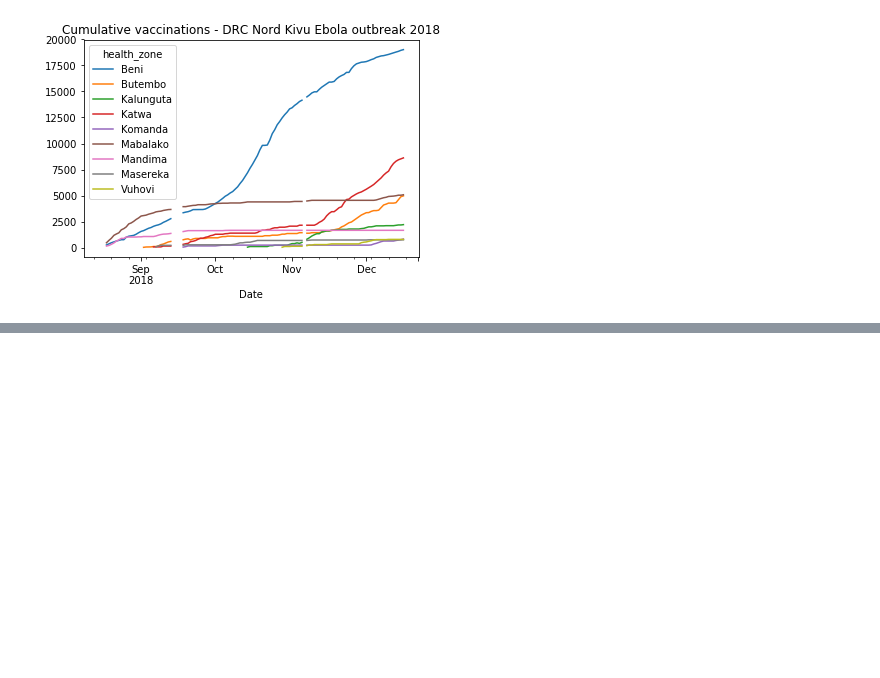
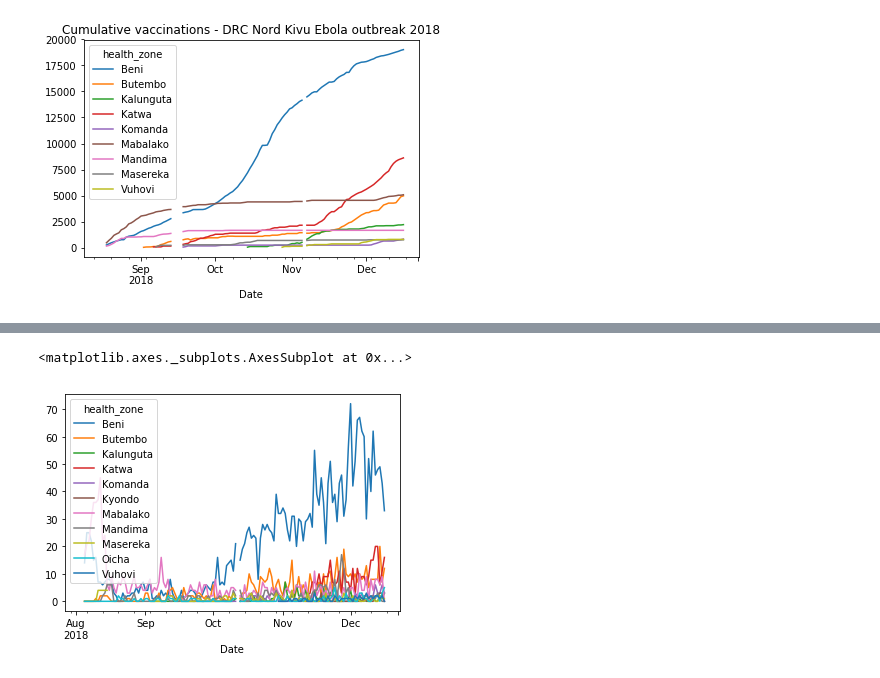
Before and after one commit to NSSAC/DRC_Ebola_2018, a Jupyter notebook: notebooks/DRC_NK_EVD_mapping.ipynb, the cells around one changed output, grey strips where cells are left out. Saved outputs shown, nothing was run; the diff lists cells and outputs as text; code cells hidden in the pictures; blank space fills up the shorter version.

```diff
--- a/notebooks/DRC_NK_EVD_mapping.ipynb
+++ b/notebooks/DRC_NK_EVD_mapping.ipynb
@@ -31,0 +39,5 @@ plt.savefig('../plots/DRC_NK_EVD_vax.png',dpi=100,bbox_inches='tight')
+# %%
+evd_df[(evd_df.health_zone.isin(active_hz))&(evd_df.health_zone!='all')].pivot(index='Date',columns='health_zone',values='total_s').plot()
+# %% [output]
+<matplotlib.axes._subplots.AxesSubplot at 0x...>
+[figure, added]
```
Also changed, not shown: parts of 2 cells of this notebook.
